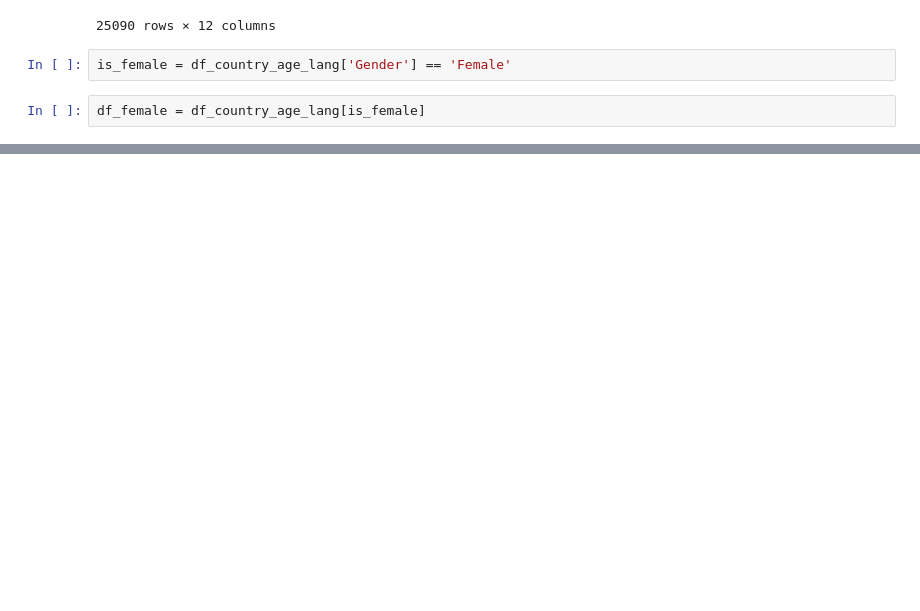
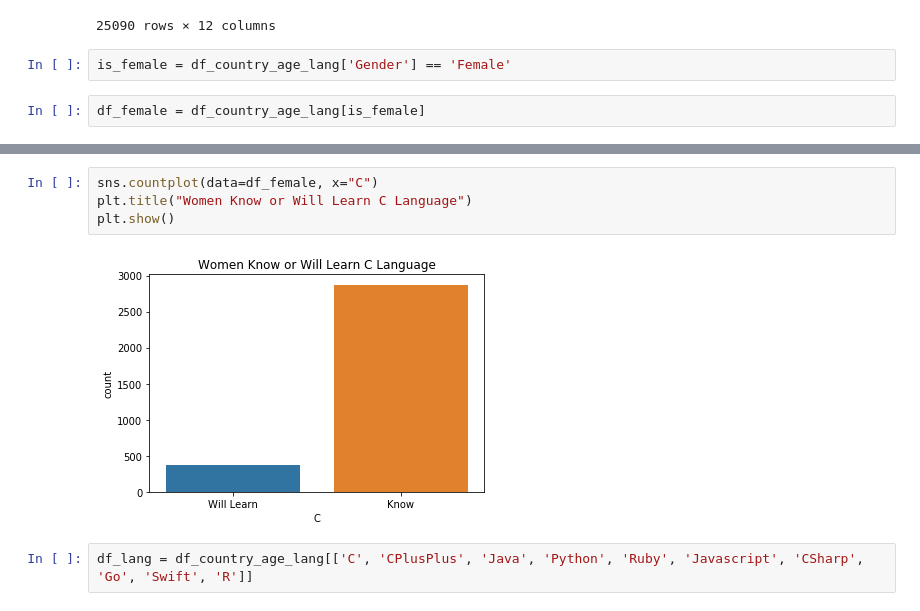
Before and after one commit to EricaTess/women-in-tech, a Jupyter notebook: clustering_project/Clustering-HackerRank-Data.ipynb, the cells around one changed output, grey strips where cells are left out. Cells and saved outputs as stored; diff of their text form; blank space fills up the shorter version.

Commit message:
Added bar chart

```diff
--- a/clustering_project/Clustering-HackerRank-Data.ipynb
+++ b/clustering_project/Clustering-HackerRank-Data.ipynb
@@ -87 +89,9 @@ df_female
 4122 rows × 12 columns
+# %%
+sns.countplot(data=df_female, x="C")
+plt.title("Women Know or Will Learn C Language")
+plt.show()
+# %% [output]
+[figure, added]
+# %%
+df_lang = df_country_age_lang[['C', 'CPlusPlus', 'Java', 'Python', 'Ruby', 'Javascript', 'CSharp', 'Go', 'Swift', 'R']]
```
Also changed, not shown: parts of 15 cells of this notebook.
